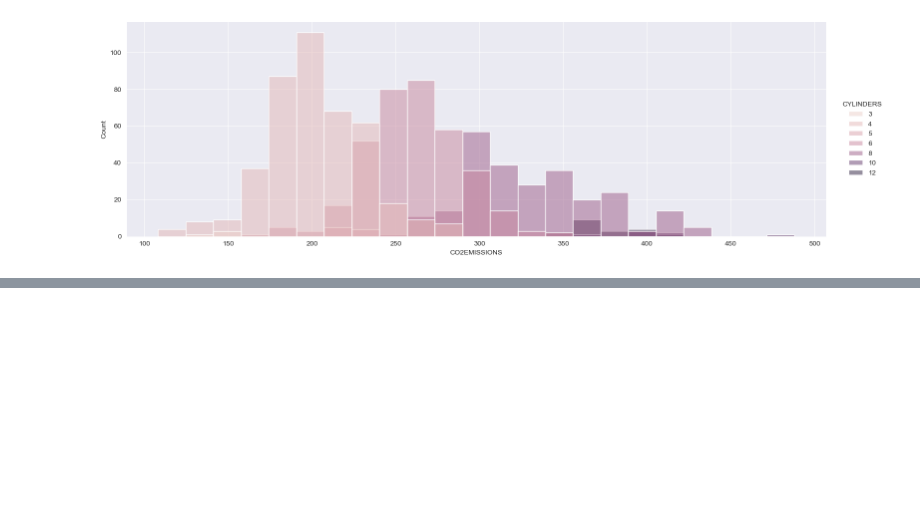
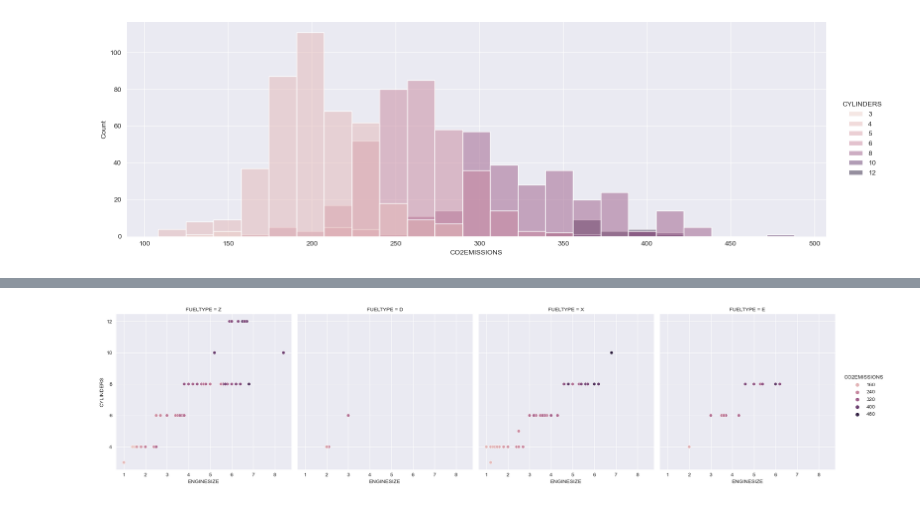
Before and after one commit to MohammadNainy/Visual, a Jupyter notebook: Seaborn.ipynb, the cells around one changed output, grey strips where cells are left out. Saved outputs shown, nothing was run; the diff lists cells and outputs as text; code cells hidden in the pictures; blank space fills up the shorter version.

```diff
--- a/Seaborn.ipynb
+++ b/Seaborn.ipynb
@@ -128,0 +166,10 @@ sns.displot(
+# %%
+sns.relplot(data=df,
+            y="CYLINDERS",
+            x="ENGINESIZE",
+            kind="scatter",
+            col="FUELTYPE",
+            hue="CO2EMISSIONS"
+           );
+# %% [output]
+[figure, added]
```
Also changed, not shown: parts of 21 cells of this notebook, 1 other file.
